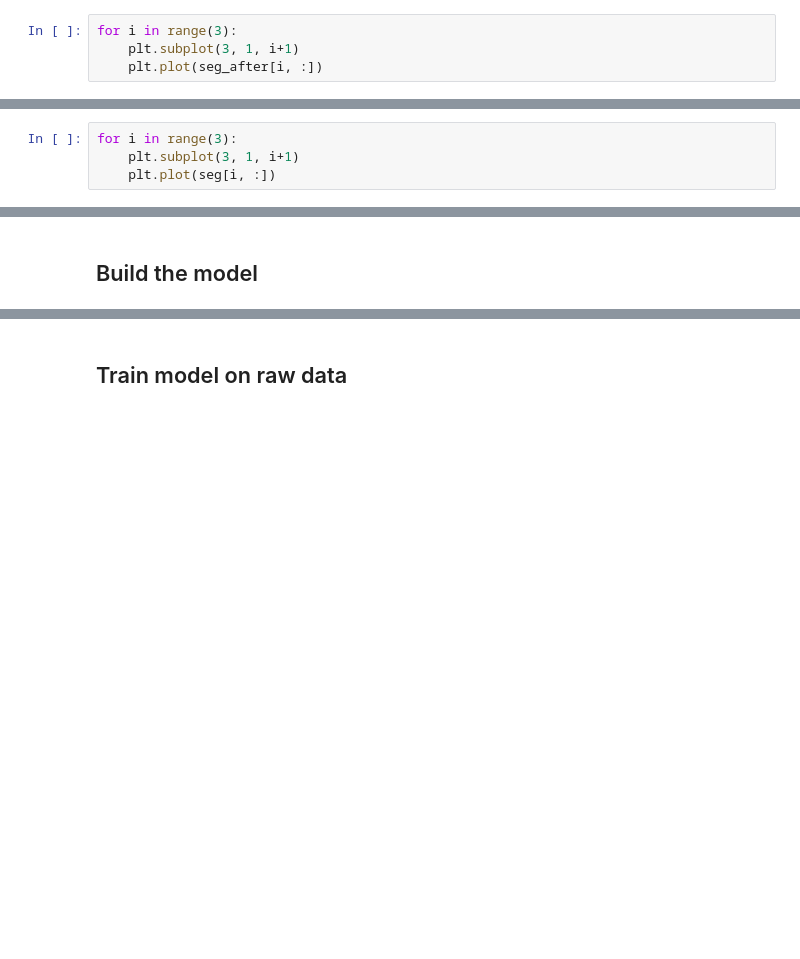
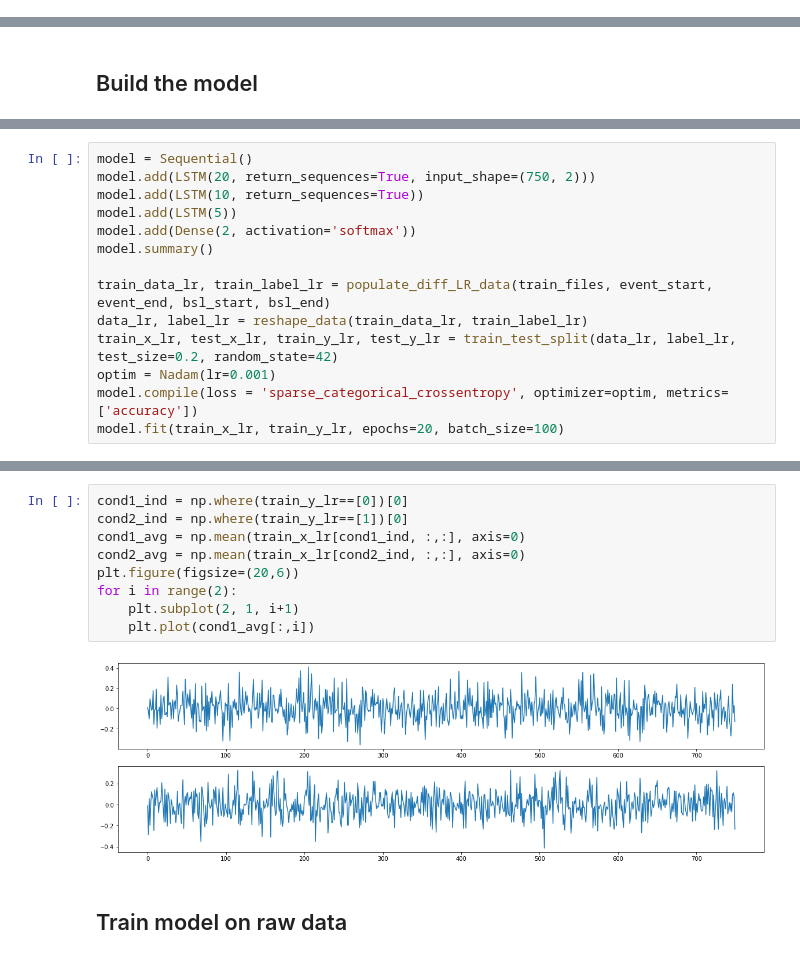
Before and after one commit to xuanyuw/LSTM_EEG_Classification, a Jupyter notebook: LSTM_EEG_Classification.ipynb, the cells around one changed output, grey strips where cells are left out. Cells and saved outputs as stored; diff of their text form; blank space fills up the shorter version.

```diff
--- a/LSTM_EEG_Classification.ipynb
+++ b/LSTM_EEG_Classification.ipynb
@@ -232,4 +205,0 @@ array([ 0.79705766, -2.11448107,  1.65248934])
-# %%
-for i in range(3):
-    plt.subplot(3, 1, i+1)
-    plt.plot(seg_after[i, :])
@@ -238,4 +205,0 @@ for i in range(3):
-# %%
-for i in range(3):
-    plt.subplot(3, 1, i+1)
-    plt.plot(seg[i, :])
@@ -278,0 +441,14 @@ _________________________________________________________________
+# %%
+model = Sequential()
+model.add(LSTM(20, return_sequences=True, input_shape=(750, 2)))
+model.add(LSTM(10, return_sequences=True))
+model.add(LSTM(5))
+model.add(Dense(2, activation='softmax'))
+model.summary()
+
+train_data_lr, train_label_lr = populate_diff_LR_data(train_files, event_start, event_end, bsl_start, bsl_end)
+data_lr, label_lr = reshape_data(train_data_lr, train_label_lr)
+train_x_lr, test_x_lr, train_y_lr, test_y_lr = train_test_split(data_lr, label_lr, test_size=0.2, random_state=42)
+optim = Nadam(lr=0.001)
+model.compile(loss = 'sparse_categorical_crossentropy', optimizer=optim, metrics=['accuracy'])
+model.fit(train_x_lr, train_y_lr, epochs=20, batch_size=100)
@@ -279,3 +474,14 @@ _________________________________________________________________
+# %%
+cond1_ind = np.where(train_y_lr==[0])[0]
+cond2_ind = np.where(train_y_lr==[1])[0]
+cond1_avg = np.mean(train_x_lr[cond1_ind, :,:], axis=0)
+cond2_avg = np.mean(train_x_lr[cond2_ind, :,:], axis=0)
+plt.figure(figsize=(20,6))
+for i in range(2):
+    plt.subplot(2, 1, i+1)
+    plt.plot(cond1_avg[:,i])
+# %% [output]
+[figure, added]
 # %% [markdown]
 ## Train model on raw data
 # %%
```
Also changed, not shown: parts of 45 cells of this notebook, 45 other files.
